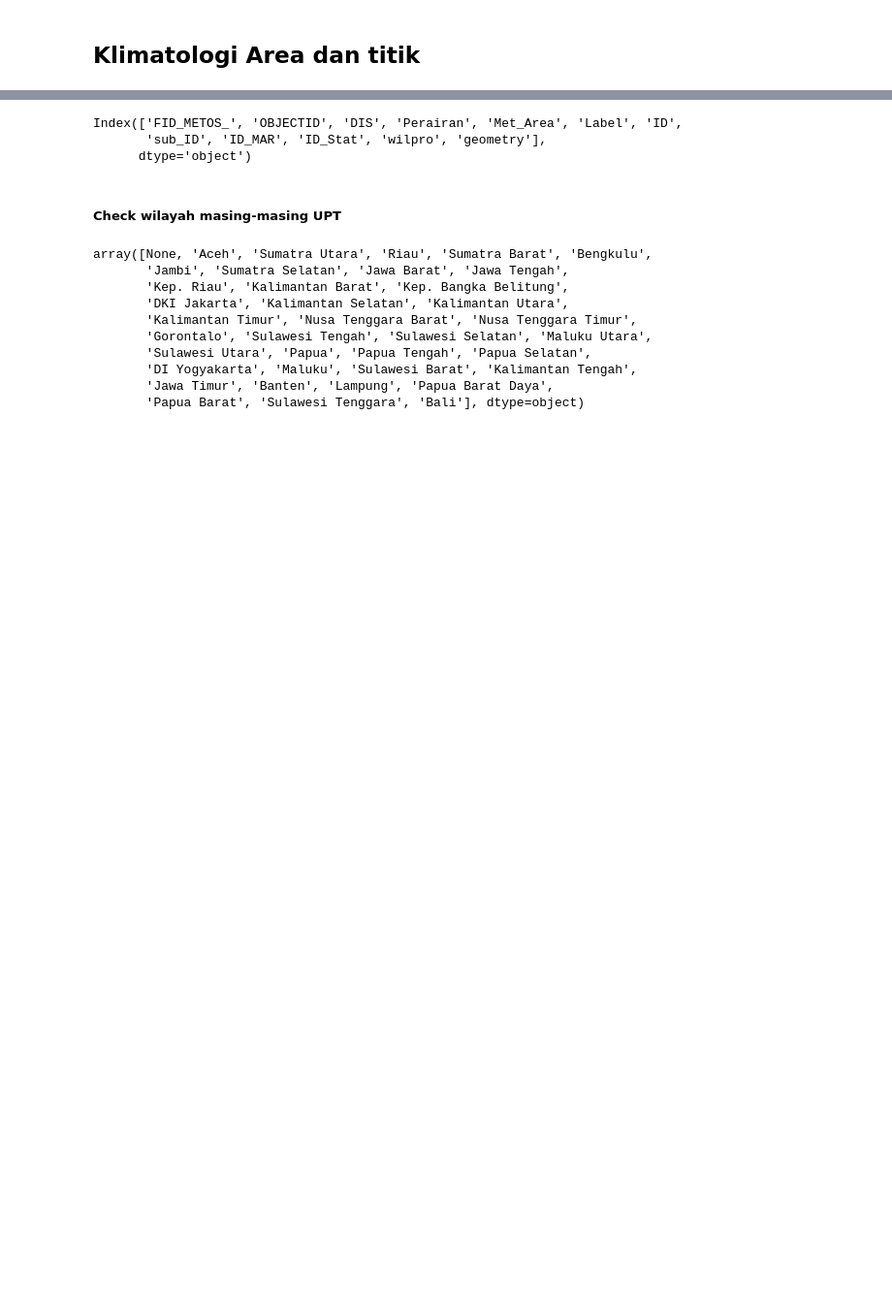
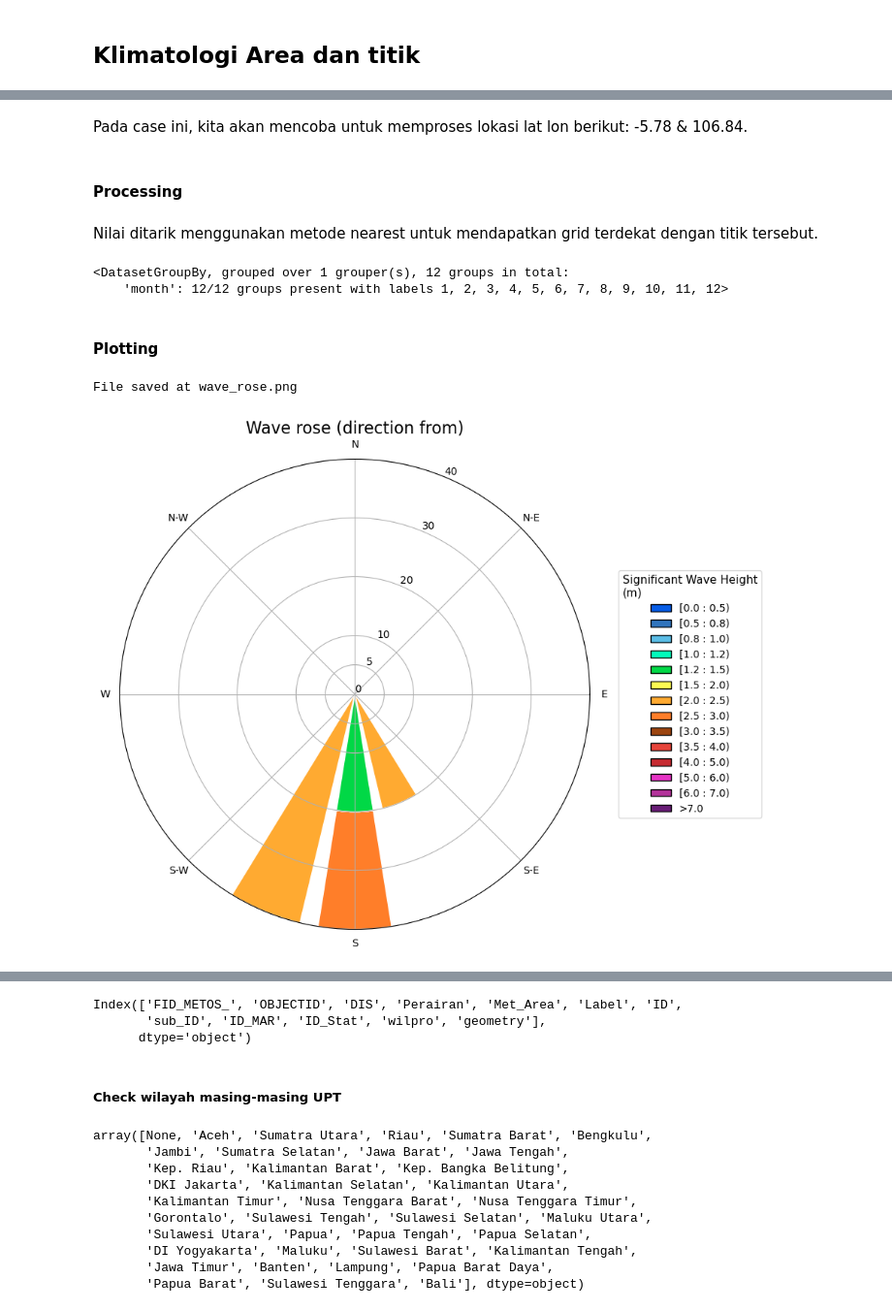
Before and after one commit to devmetmar/marinemet-training, a Jupyter notebook: _sources/2_/2_3_climatology_product.ipynb, the cells around one changed output, grey strips where cells are left out. Shown at 97% size. Saved outputs shown, nothing was run; the diff lists cells and outputs as text; code cells hidden in the pictures; blank space fills up the shorter version.

```diff
--- a/_sources/2_/2_3_climatology_product.ipynb
+++ b/_sources/2_/2_3_climatology_product.ipynb
@@ -420,0 +444,30 @@ Data variables: (12/16)
+# %% [markdown]
+Pada case ini, kita akan mencoba untuk memproses lokasi lat lon berikut: -5.78 & 106.84.
+# %% [markdown]
+#### Processing
+# %% [markdown]
+Nilai ditarik menggunakan metode nearest untuk mendapatkan grid terdekat dengan titik tersebut.
+# %%
+dsrose = dsinawaves.resample(time='MS').mean()
+dset_loc_sel = dsrose.sel(lat=-10, lon=106.84, method='nearest')
+dsrosegrouped = dset_loc_sel.groupby('time.month')
+dsrosegrouped
+# %% [output]
+<DatasetGroupBy, grouped over 1 grouper(s), 12 groups in total:
+    'month': 12/12 groups present with labels 1, 2, 3, 4, 5, 6, 7, 8, 9, 10, 11, 12>
+# %% [markdown]
+#### Plotting
+# %%
+dsroseplot = dsrosegrouped[1]
+
+model     = 'inawave'
+var       = 'swh'
+ds        = dsroseplot
+map_title = 'Wave rose (direction from)'
+file_name = 'wave_rose.png'
+bins      = sorted([5] + [int(num) for num in np.arange(0, 41, 10)])
+
+klimtool.plot_rose(model, 'swh', dsroseplot, bins, map_title, file_name)
+# %% [output]
+File saved at wave_rose.png
+[figure, new version]
```
Also changed, not shown: parts of 30 cells of this notebook, 18 other files.
